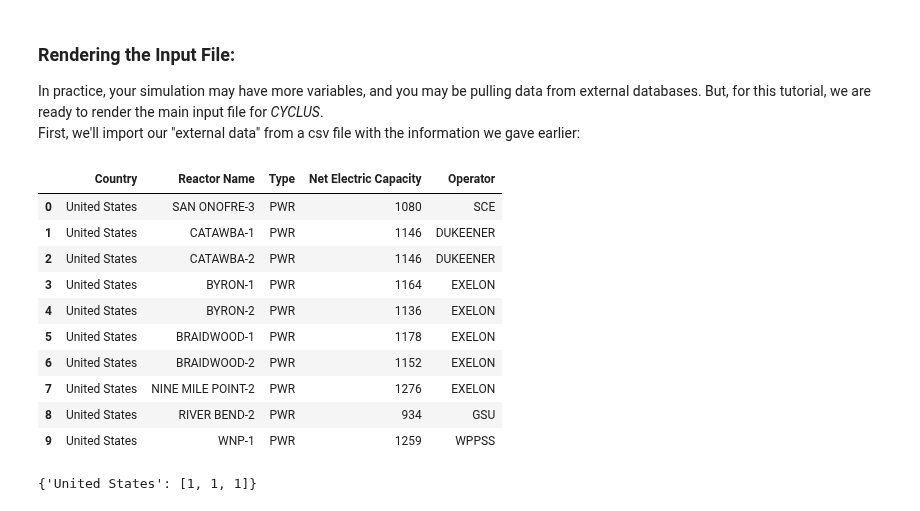
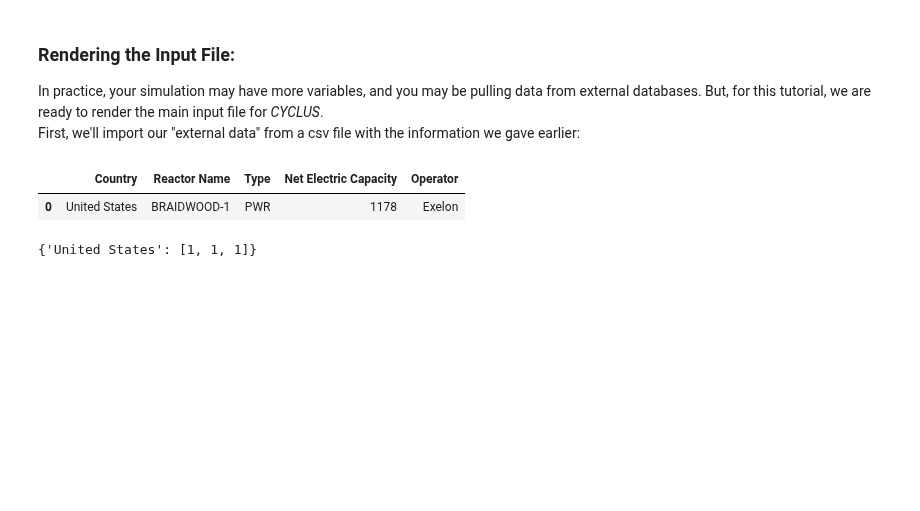
Before and after one commit to pichman2/cyclus-tutorial, a Jupyter notebook: Tutorial_interactive_key.ipynb, the cells around one changed output. Cells and saved outputs as stored; diff of their text form; code cells hidden in the pictures; blank space fills up the shorter version.

```diff
--- a/Tutorial_interactive_key.ipynb
+++ b/Tutorial_interactive_key.ipynb
@@ -494,20 +494,11 @@ In practice, your simulation may have more variables, and you may be pulling dat
 # %%
 # This cell does not need user input, and you can run it now.
 
-reactor_data = write.import_csv('csv_files/usa_data.csv')
+reactor_data = write.import_csv('csv_files/single_reactor_data.csv')
 reactor_data
 # %% [output]
 |  | Country | Reactor Name | Type | Net Electric Capacity | Operator |
-| 0 | United States | SAN ONOFRE-3 | PWR | 1080 | SCE |
-| 1 | United States | CATAWBA-1 | PWR | 1146 | DUKEENER |
-| 2 | United States | CATAWBA-2 | PWR | 1146 | DUKEENER |
-| 3 | United States | BYRON-1 | PWR | 1164 | EXELON |
-| 4 | United States | BYRON-2 | PWR | 1136 | EXELON |
-| 5 | United States | BRAIDWOOD-1 | PWR | 1178 | EXELON |
-| 6 | United States | BRAIDWOOD-2 | PWR | 1152 | EXELON |
-| 7 | United States | NINE MILE POINT-2 | PWR | 1276 | EXELON |
-| 8 | United States | RIVER BEND-2 | PWR | 934 | GSU |
-| 9 | United States | WNP-1 | PWR | 1259 | WPPSS |
+| 0 | United States | BRAIDWOOD-1 | PWR | 1178 | Exelon |
 # %%
 deployment_data = {}
 for element in reactor_data.loc[:,'Country'].drop_duplicates():
```
Also changed, not shown: parts of 25 cells of this notebook, 4 other files.
